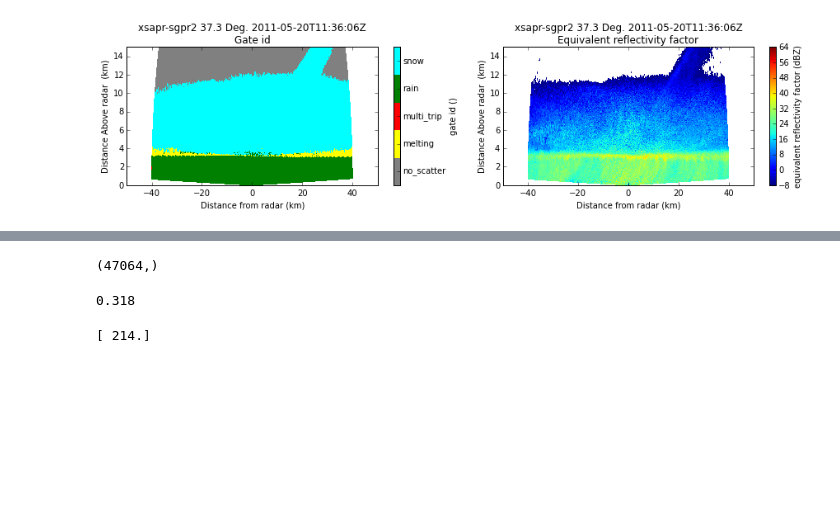
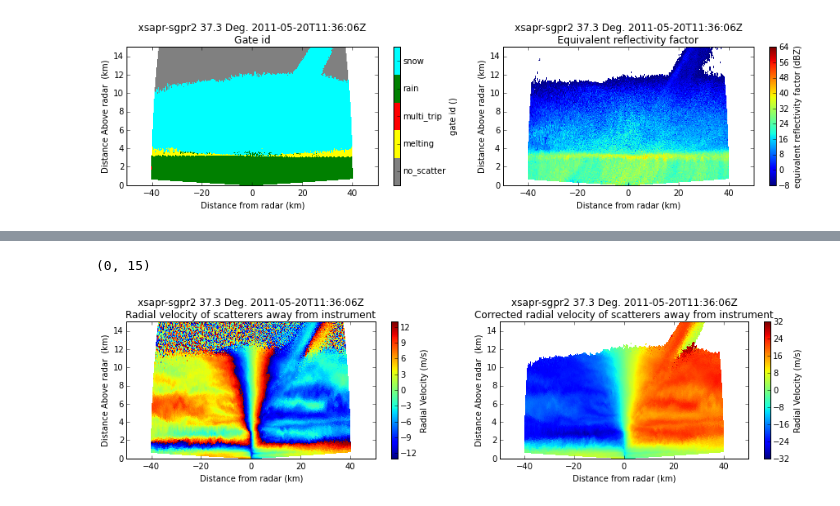
Before and after one commit to ANL-DIGR/openvap, a Jupyter notebook: development/cmac2/notebooks/3 Testing Py-ART implimentations .ipynb, the cells around one changed output, grey strips where cells are left out. Cells and saved outputs as stored; diff of their text form; code cells hidden in the pictures; blank space fills up the shorter version.

Commit message:
WIP: Gatefilter usage example

```diff
--- a/development/cmac2/notebooks/3 Testing Py-ART implimentations .ipynb
+++ b/development/cmac2/notebooks/3 Testing Py-ART implimentations .ipynb
@@ -540,12 +521,25 @@ z = np.where(gid_fld['data'] == 1)
-# %%
-print(z[1].shape)
-# %% [output]
-(47064,)
-# %%
-print(my_profile['height'][0])
-# %% [output]
-0.318
-# %%
-print(xsapr_radar.altitude['data'])
-# %% [output]
-[ 214.]
+# %%
+gatefilter = pyart.correct.GateFilter(xsapr_radar)
+gatefilter.exclude_equal('gate_id', 0) #Non-Sig
+# %%
+corr_vel = pyart.correct.dealias_region_based(
+    xsapr_radar, vel_field='velocity', keep_original=False,
+skip_along_ray=100, skip_between_rays=100, gatefilter = gatefilter)
+xsapr_radar.add_field('corrected_mean_doppler_velocity', corr_vel, True)
+# %%
+display = pyart.graph.RadarDisplay(xsapr_radar)
+#create a Matplotlib figure
+fig = plt.figure(figsize = [15,3])
+plt.subplot(1,2,1)
+display.plot_rhi('velocity', sweep = 0, vmin = -13, vmax = 13,
+                 colorbar_label='Radial Velocity (m/s)')
+plt.ylim([0,15])
+
+plt.subplot(1,2,2)
+display.plot_rhi('corrected_mean_doppler_velocity', sweep = 0,
+                 vmin = -32, vmax = 32, colorbar_label='Radial Velocity (m/s)')
+
+plt.ylim([0,15])
+# %% [output]
+(0, 15)
+[figure, added]
```
Also changed, not shown: parts of 5 cells of this notebook.
